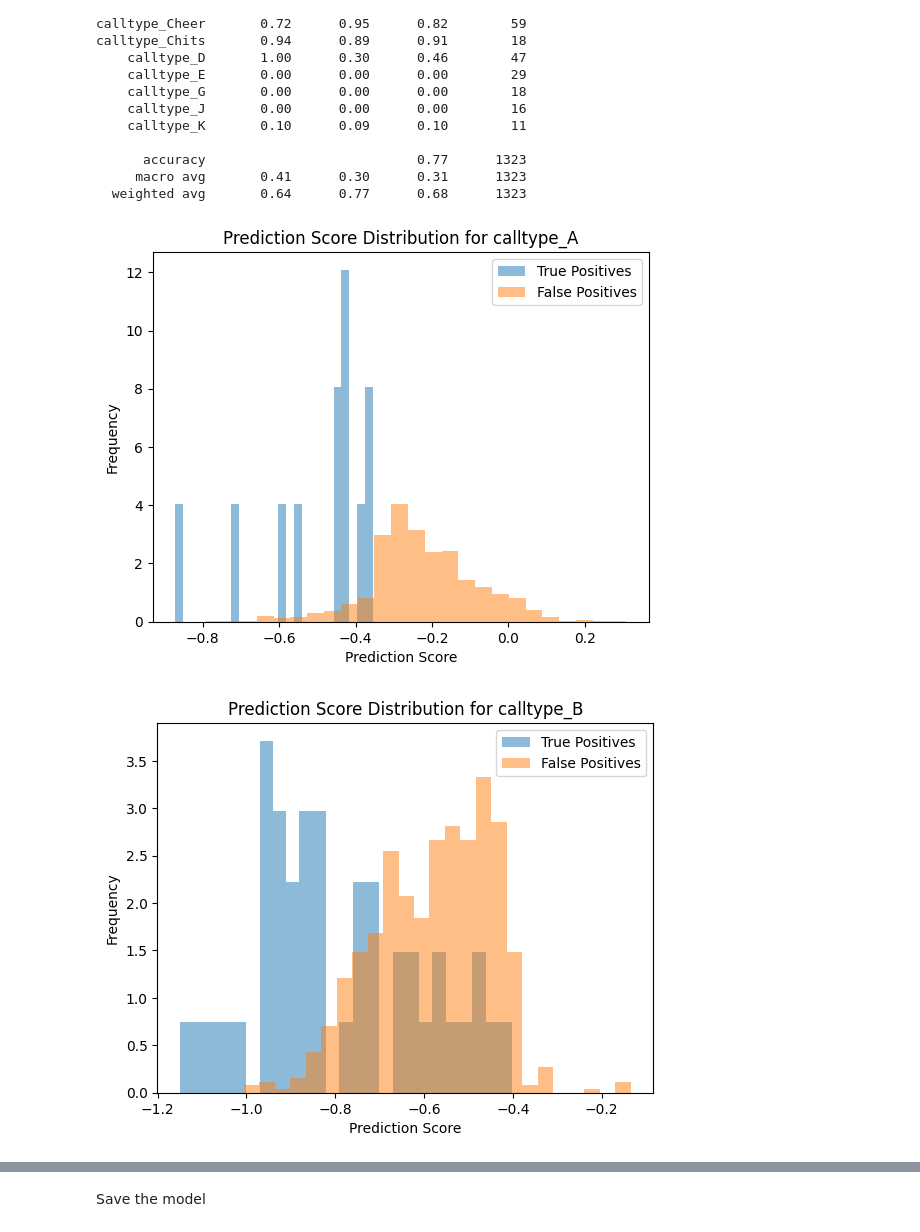
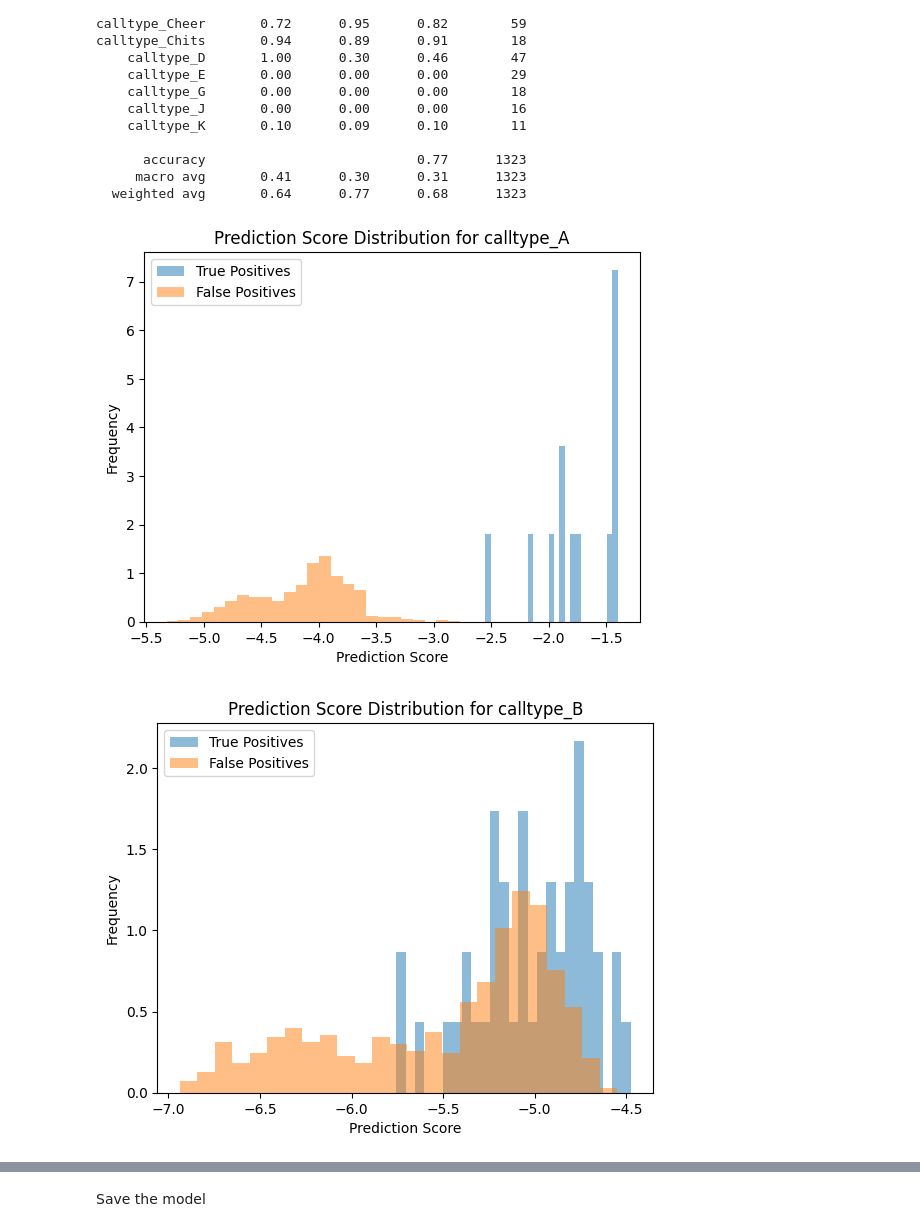
Before and after one commit to birdsocks/blackbird_calls, a Jupyter notebook: Experiments/Detection_of_calls/Datasets/All_call_classes/Split_data_controlled/OpenSoundScape/padded3s_classifier/b02_train_on_embeddings_100epochs_fulldataset.ipynb, the cells around one changed output, grey strips where cells are left out. Cells and saved outputs as stored; diff of their text form; code cells hidden in the pictures.

```diff
--- a/Experiments/Detection_of_calls/Datasets/All_call_classes/Split_data_controlled/OpenSoundScape/padded3s_classifier/b02_train_on_embeddings_100epochs_fulldataset.ipynb
+++ b/Experiments/Detection_of_calls/Datasets/All_call_classes/Split_data_controlled/OpenSoundScape/padded3s_classifier/b02_train_on_embeddings_100epochs_fulldataset.ipynb
@@ -105,7 +105,7 @@ split_summary
 # resample train set by upsampling minority classes
 seed = 42
 
-def resample_set(df, n_samples_per_class, seed=42):
+def resample_set(df, n_samples_per_class, seed=42, downsample=True, upsample=True):
     """
     Resample a multi-label dataset to have n_samples_per_class for each class.
     For upsampling: duplicates rows as needed (keeps duplicates)
@@ -125,25 +125,29 @@ def resample_set(df, n_samples_per_class, seed=42):
             continue
 
         # Sample with or without replacement depending on class size
-        if len(class_df) < n_samples_per_class:
+        if len(class_df) < n_samples_per_class and upsample:
             # Upsample with replacement - this creates duplicates
             sampled_df = class_df.sample(
                 n=n_samples_per_class, replace=True, random_state=seed
             )
-            print(f"Upsampled {class_label} from {len(class_df)} to {n_samples_per_class} clips.")
-        else:
-            # Downsample without replacement
+            new_number = len(sampled_df)
+            print(f"Upsampled {class_label} from {len(class_df)} to {new_number} clips.")
+        elif len(class_df) > n_samples_per_class and downsample:
+            # Downsample
             sampled_df = class_df.sample(
                 n=n_samples_per_class, replace=False, random_state=seed
             )
-            print(f"Downsampled {class_label} from {len(class_df)} to {n_samples_per_class} clips.")
 
+            new_number = len(sampled_df)
+            print(f"Downsampled {class_label} from {len(class_df)} to {new_number} clips.")
+        else:
+            sampled_df = class_df
         resampled_dfs.append(sampled_df)
 
     # Concatenate all resampled dataframes and remove duplicates
     # (a clip can appear multiple times if it belongs to multiple classes that were all upsampled)
     resampled_set = pd.concat(resampled_dfs, axis=0)
-    resampled_set = resampled_set.drop_duplicates().reset_index(drop=True)
+    resampled_set = resampled_set.reset_index(drop=True)
 
     print(f"\nTotal unique clips after resampling: {len(resampled_set)}")
 
@@ -155,15 +159,17 @@ def resample_set(df, n_samples_per_class, seed=42):
 
     return resampled_set
 # %%
-RESAMPLE = False
-RESAMPLE_VAL = False
+RESAMPLE = True
+RESAMPLE_VAL = True
+DOWNSAMPLE = True
+UPSAMPLE = True
 
 if RESAMPLE:
-    resampled_train_set = resample_set(train_set, 100, seed)
+    resampled_train_set = resample_set(train_set, 100, seed, downsample=DOWNSAMPLE, upsample=UPSAMPLE)
     resampled_train_set.set_index(['file', 'start_time', 'end_time'], inplace=True)
     print("\nResampled training set created.")
     if RESAMPLE_VAL:
-        resampled_val_set = resample_set(val_set, 20, seed)
+        resampled_val_set = resample_set(val_set, 100, seed, downsample=DOWNSAMPLE, upsample=False)
         print("\nResampled validation set created.")
     else:
         resampled_val_set = val_set.copy()
@@ -497,28 +503,28 @@ calltype_Chits       0.94      0.89      0.91        18
   weighted avg       0.64      0.77      0.68      1323
 # %%
 # Plot an histogram per calltype of the prediction scores and FP vs TP
-preds = birdnet.network(torch.tensor(emb_test)).detach()
+preds = birdnet.network(torch.tensor(emb_test).cuda()).detach().cpu()
 
 import matplotlib.pyplot as plt
 
 for class_name in classes:
     class_idx = list(test_set.columns).index(class_name) # get index of class
     plt.figure()
     #plt.hist(preds[:, class_idx].numpy(), bins=50, alpha=0.7, label='All Predictions')
 
     # True Positives
     tp_indices = (test_set[class_name] == 1).values # get indices of true positives
     plt.hist(preds[tp_indices, class_idx].numpy(), bins=25, alpha=0.5, density=True, label='True Positives')
 
     # False Positives
     fp_indices = (test_set[class_name] == 0).values # get indices of false positives
     plt.hist(preds[fp_indices, class_idx].numpy(), bins=25, alpha=0.5, density=True, label='False Positives')
 
     plt.title(f'Prediction Score Distribution for {class_name}')
     plt.xlabel('Prediction Score')
     plt.ylabel('Frequency')
     plt.legend()
     plt.show()
 # %% [output]
-[figure, old version]
+[figure, new version]
-[figure, old version]
+[figure, new version]
```
Also changed, not shown: parts of 5 cells of this notebook, 33 other files.
